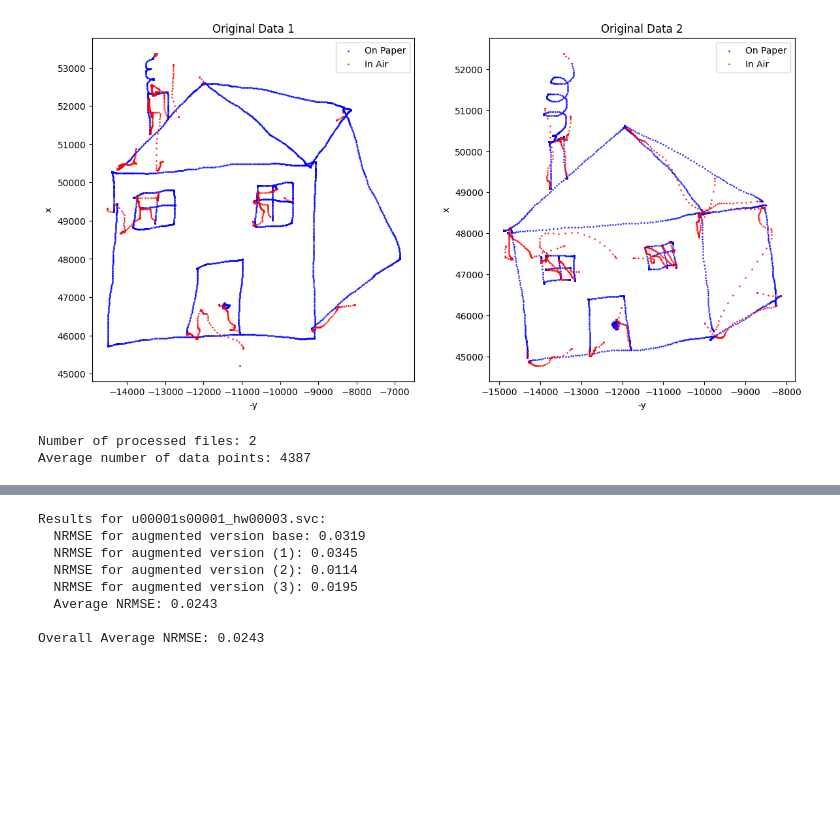
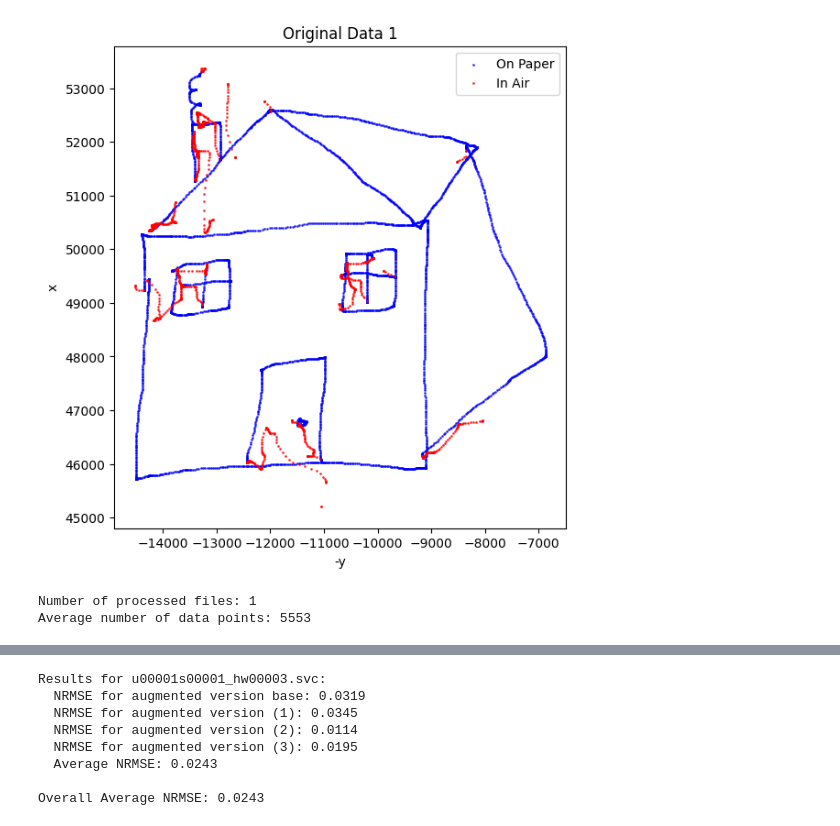
Before and after one commit to jaypeepeep/SC-Beta-VAE-GAN, a Jupyter notebook: model/VRNNGAN 1.ipynb, the cells around one changed output, grey strips where cells are left out. Drawn from its saved outputs; the diff is of its cells as text; code cells hidden in the pictures; blank space fills up the shorter version.

```diff
--- a/model/VRNNGAN 1.ipynb
+++ b/model/VRNNGAN 1.ipynb
@@ -68,37 +65,37 @@ def upload_and_process_files(directory, num_files_to_use=None):
         axs[i].set_ylabel('x')
         axs[i].legend()
         axs[i].set_aspect('equal')
 
     plt.show()
 
     processed_data = [np.column_stack((scaler.transform(df[['x', 'y', 'timestamp']]), df['pen_status'].values))
                       for df, scaler in zip(data_frames, scalers)]
     avg_data_points = int(np.mean([df.shape[0] for df in data_frames]))
 
     return data_frames, processed_data, scalers, avg_data_points, input_filenames, original_data_frames  # Return original data
 
 # Save data outside the function
 def save_original_data(data_frames, input_filenames, output_folder='original_absolute'):
     os.makedirs(output_folder, exist_ok=True)
     for df, filename in zip(data_frames, input_filenames):
         save_path = os.path.join(output_folder, filename)
         df.to_csv(save_path, sep=' ', index=False, header=False)
 
 directory = 'Task2'  # Directory where the .svc files are stored
-num_files_to_use = 2
+num_files_to_use = 1
 data_frames, processed_data, scalers, avg_data_points, input_filenames, original_data_frames = upload_and_process_files(directory, num_files_to_use)
 
 # Save the original data after processing
 save_original_data(original_data_frames, input_filenames)
 
 # Store the name of the first file for use in Cell 4
 input_filename = input_filenames[0] if input_filenames else 'processed_data'
 print(f"Number of processed files: {len(processed_data)}")
 print(f"Average number of data points: {avg_data_points}")
 # %% [output]
-[figure, old version]
+[figure, new version]
-Number of processed files: 2
-Average number of data points: 4387
+Number of processed files: 1
+Average number of data points: 5553
 # %%
 # Cell 6 (modified)
 class VRNN(tf.keras.Model):
```
Also changed, not shown: parts of 6 cells of this notebook, 13 other files.
